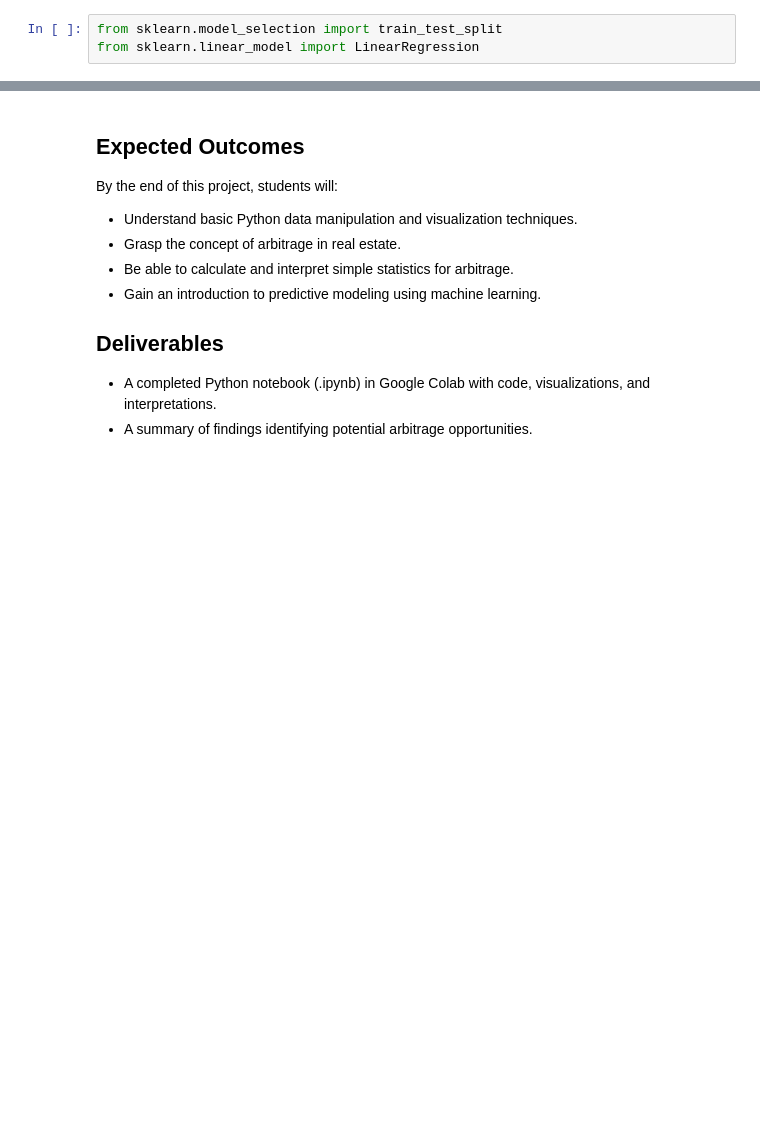
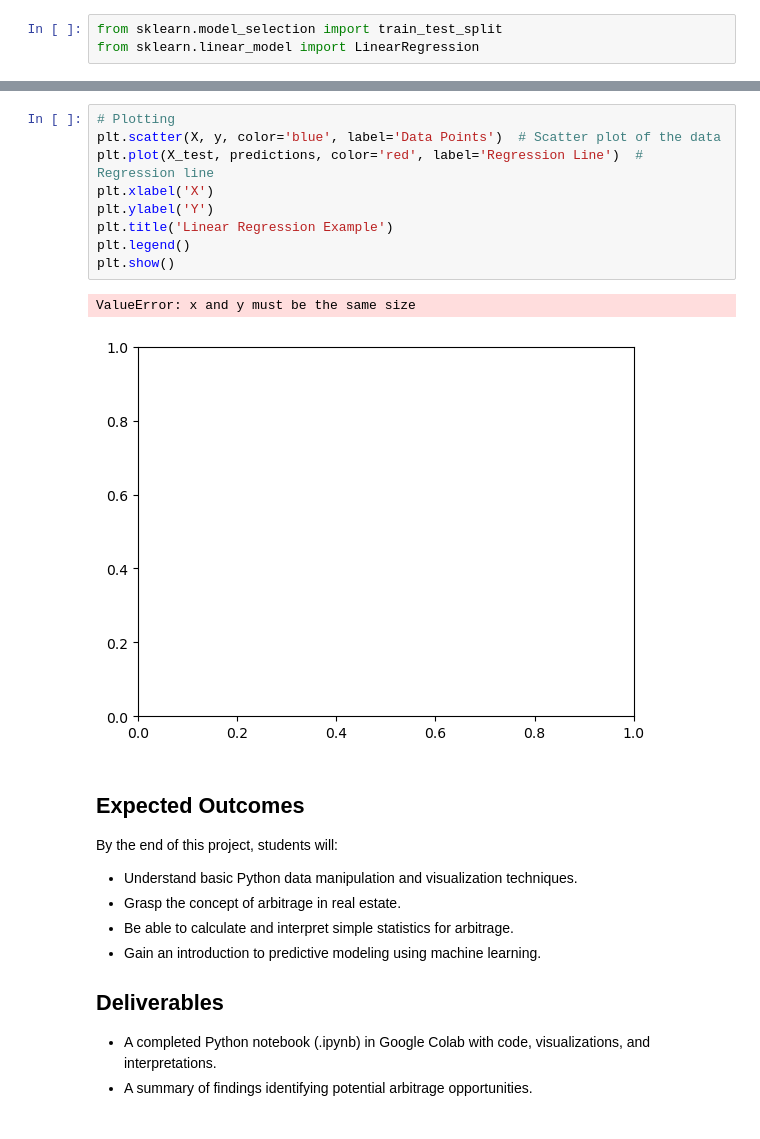
Before and after one commit to aiomitech/real-estate-arbitrage-analysis, a Jupyter notebook: Real_Estate_Arbitrage.ipynb, the cells around one changed output, grey strips where cells are left out. Drawn from its saved outputs; the diff is of its cells as text; blank space fills up the shorter version.

```diff
--- a/Real_Estate_Arbitrage.ipynb
+++ b/Real_Estate_Arbitrage.ipynb
@@ -222,3 +228,15 @@ predictions = model.predict(X_test)
+# %%
+# Plotting
+plt.scatter(X, y, color='blue', label='Data Points')  # Scatter plot of the data
+plt.plot(X_test, predictions, color='red', label='Regression Line')  # Regression line
+plt.xlabel('X')
+plt.ylabel('Y')
+plt.title('Linear Regression Example')
+plt.legend()
+plt.show()
+# %% [output]
+ValueError: x and y must be the same size
+[figure, added]
 # %% [markdown]
 ## Expected Outcomes
 
```
Also changed, not shown: parts of 3 cells of this notebook, 1 other file.
